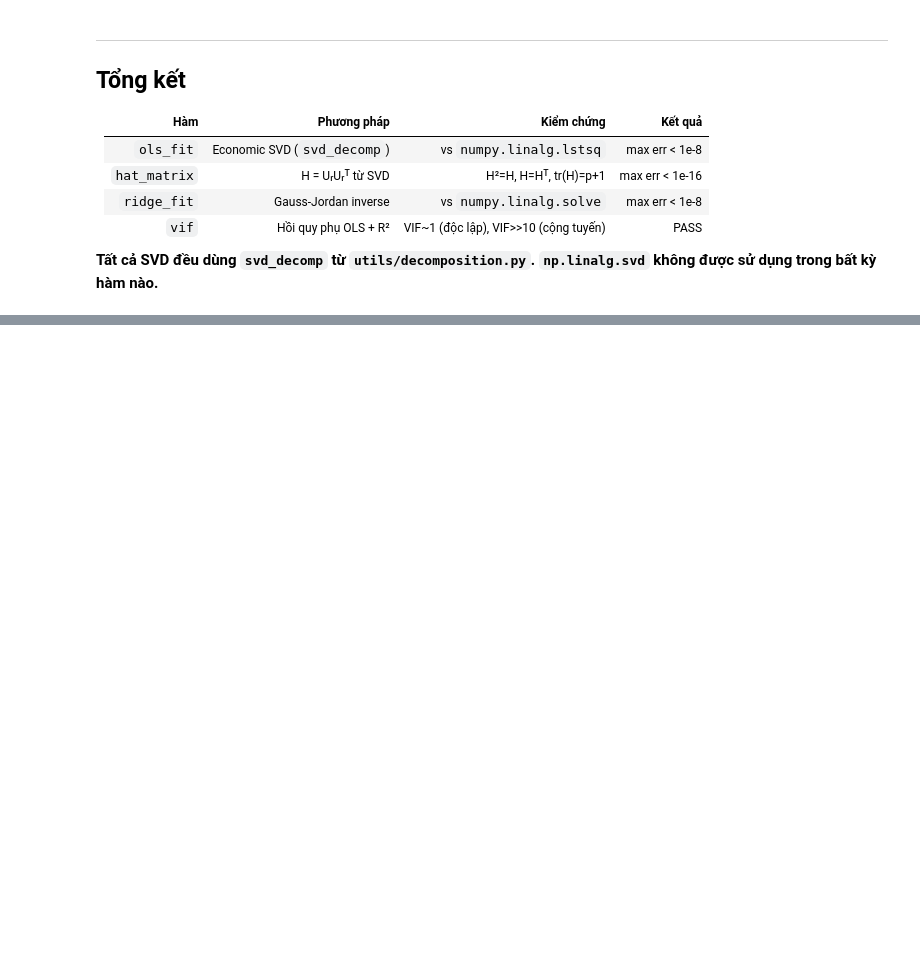
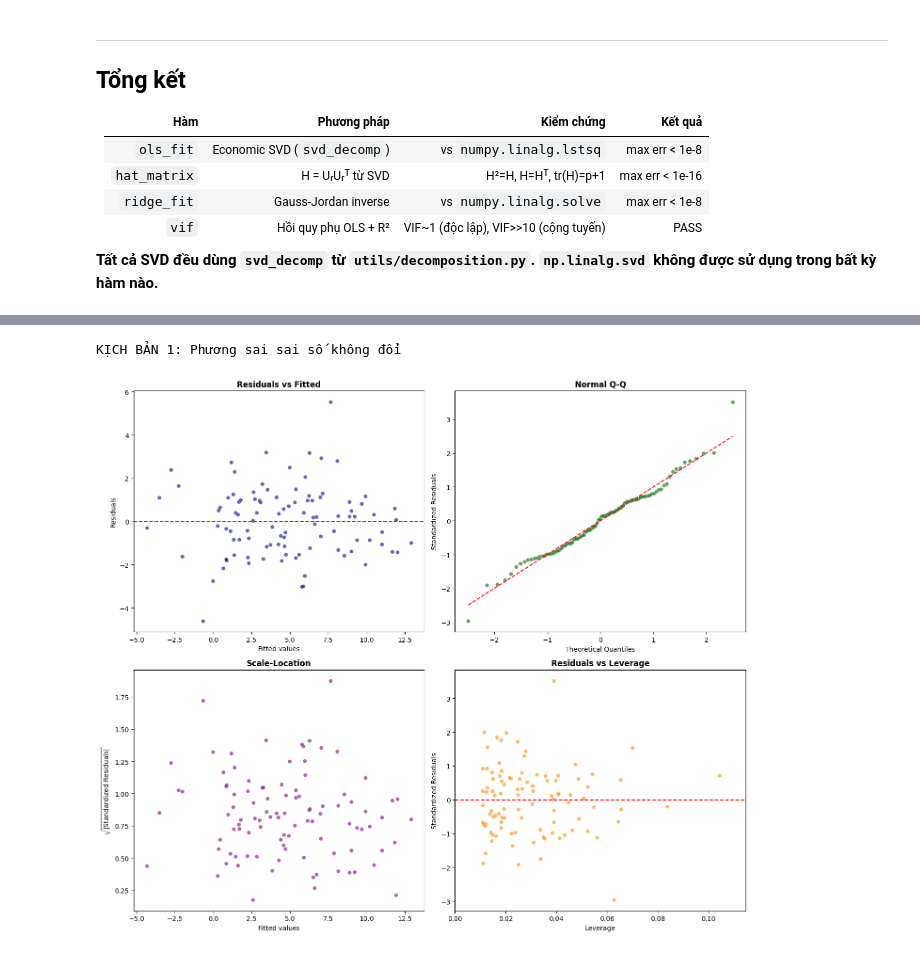
Before and after one commit to QuangNguyenNgoc/datafitting-and-ols-methods, a Jupyter notebook: part1/part1_notebook.ipynb, the cells around one changed output, grey strips where cells are left out. Drawn from its saved outputs; the diff is of its cells as text; code cells hidden in the pictures; blank space fills up the shorter version.

```diff
--- a/part1/part1_notebook.ipynb
+++ b/part1/part1_notebook.ipynb
@@ -11,21 +3,39 @@ Notebook này kiểm chứng 4 hàm cài đặt:
 # %%
-import sys, os
-# Them thu muc goc du an vao sys.path
-project_root = os.path.abspath(os.path.join(os.getcwd(), '..'))
-if project_root not in sys.path:
-    sys.path.insert(0, project_root)
+import sys
+from pathlib import Path
 
 import numpy as np
 import matplotlib.pyplot as plt
 import pandas as pd
+import statsmodels.api as sm
+
+# add root path
+project_root = str(Path.cwd().parent)
+if project_root not in sys.path:
+    sys.path.insert(0, project_root)
 
 from part1.ols_implementation import ols_fit, hat_matrix, vif
 from part1.ridge_lasso import ridge_fit
-from utils.decomposition import svd_decomp   # ham SVD
 
-rng = np.random.default_rng(42)
-print('Import thanh cong!')
-print('svd_decomp den tu utils/decomposition.py')
+# Tạo Toy Data (Có ý nghĩa toán học)
+np.random.seed(42)
+n, p = 100, 2
+X_toy = np.random.randn(n, p)
+X_toy_design = np.c_[np.ones(n), X_toy]  # Thêm Intercept
+true_beta = np.array([5.0, 2.0, -3.0])
+y_toy = X_toy_design.dot(true_beta) + np.random.randn(n) * 1.5  # Noise ~ N(0, 1.5^2)
+
+# chuyển thành list
+X = X_toy.tolist()
+X_design = X_toy_design.tolist()
+y = y_toy.tolist()
+
+print("=== Dữ liệu Toy Data ===")
+print(f"Kích thước X        : {len(X)} hàng, {len(X[0])} cột")
+print(
+    f"Kích thước X_design : {len(X_design)} hàng, {len(X_design[0])} cột (có Intercept)"
+)
+print(f"Kích thước y        : {len(y)} phần tử")
 # %% [markdown]
 ---
 ## 1. OLS Fit — `ols_fit(X, y)`
@@ -164,0 +291,7 @@ print('PASS: VIF rat cao khi co bien gan tuong quan tuyen tinh')
+# %%
+# Case 1: Dùng Toy Data
+print("KỊCH BẢN 1: Phương sai sai số không đổi")
+residual_plots(X_toy_design, y_toy, beta_hat)
+# %% [output]
+KỊCH BẢN 1: Phương sai sai số không đổi
+[figure, added]
```
Also changed, not shown: parts of 16 cells of this notebook.
